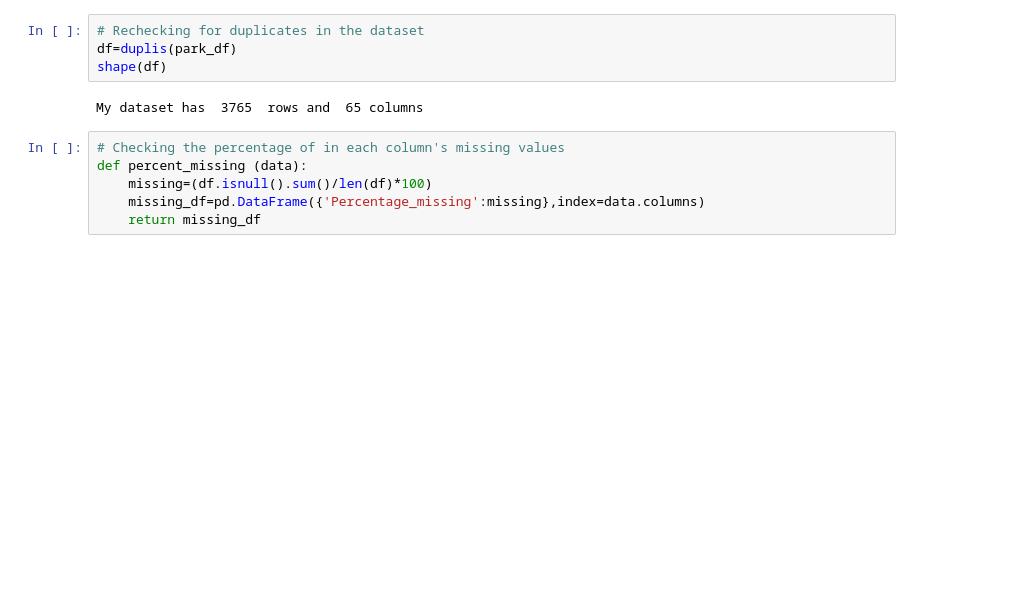
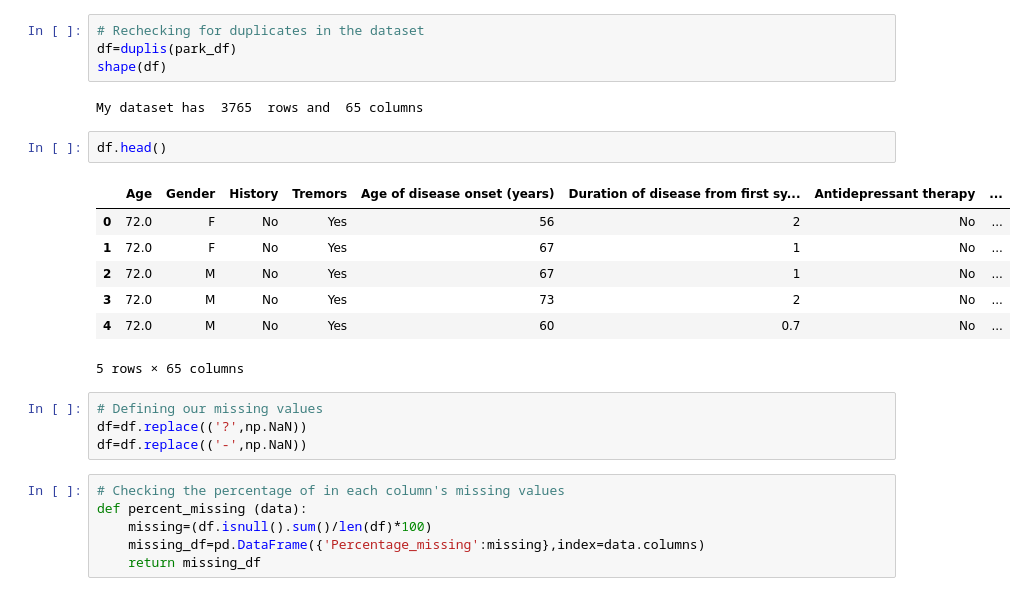
Before and after one commit to CHRISTINEMUTHEE/Perkinson-s_Disease_Diagnosis, a Jupyter notebook: Data Cleaning and EDA.ipynb, the cells around one changed output. Drawn from its saved outputs; the diff is of its cells as text; blank space fills up the shorter version.

```diff
--- a/Data Cleaning and EDA.ipynb
+++ b/Data Cleaning and EDA.ipynb
@@ -100,6 +102,20 @@ df=duplis(park_df)
 shape(df)
 # %% [output]
 My dataset has  3765  rows and  65 columns
+# %%
+df.head()
+# %% [output]
+|  | Age | Gender | History | Tremors | Age of disease onset (years) | Duration of disease from first sy... | Antidepressant therapy | ... |
+| 0 | 72.0 | F | No | Yes | 56 | 2 | No | ... |
+| 1 | 72.0 | F | No | Yes | 67 | 1 | No | ... |
+| 2 | 72.0 | M | No | Yes | 67 | 1 | No | ... |
+| 3 | 72.0 | M | No | Yes | 73 | 2 | No | ... |
+| 4 | 72.0 | M | No | Yes | 60 | 0.7 | No | ... |
+5 rows × 65 columns
+# %%
+# Defining our missing values
+df=df.replace(('?',np.NaN))
+df=df.replace(('-',np.NaN))
 # %%
 # Checking the percentage of in each column's missing values
 def percent_missing (data):
```
Also changed, not shown: parts of 21 cells of this notebook.
